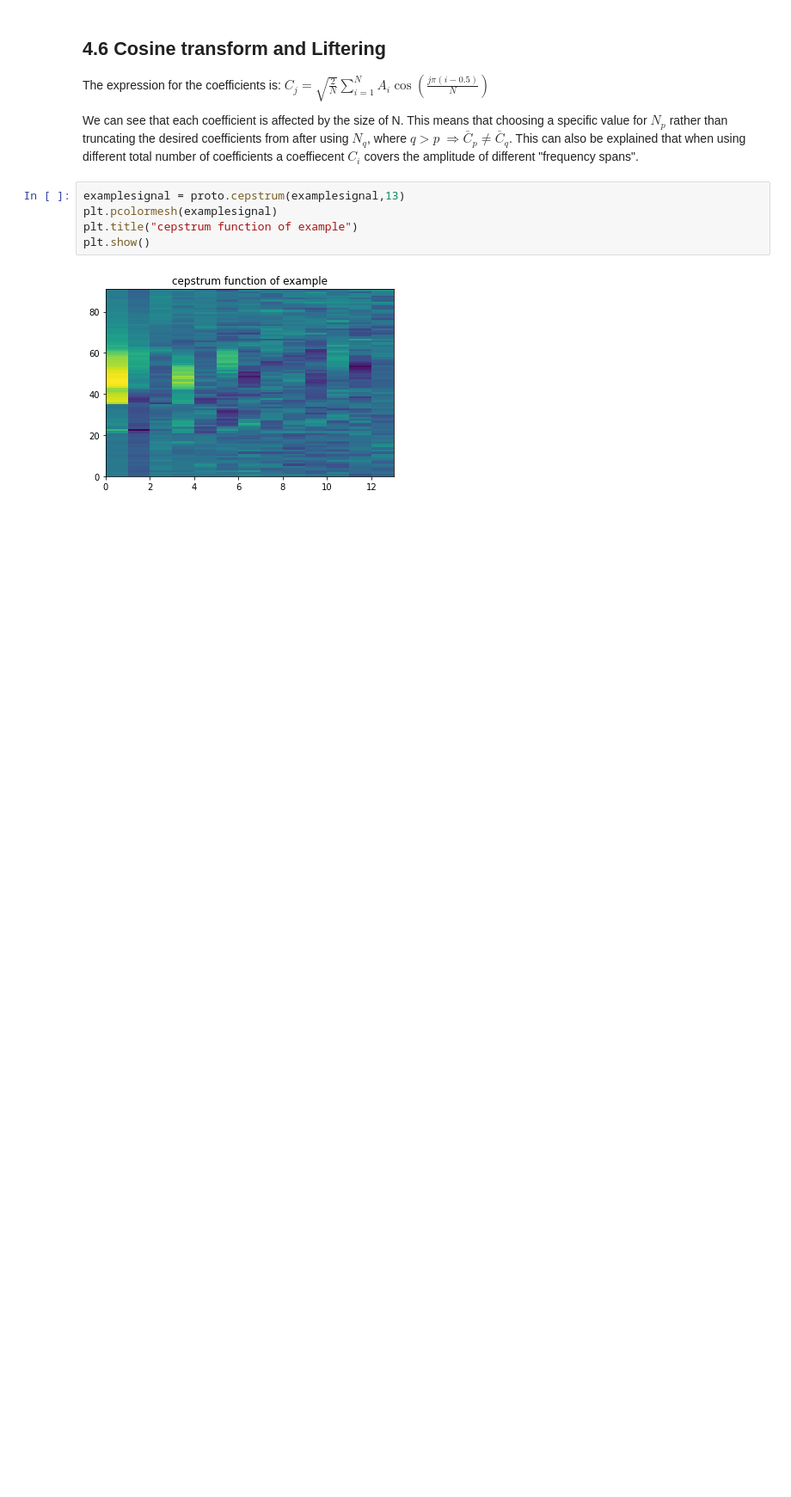
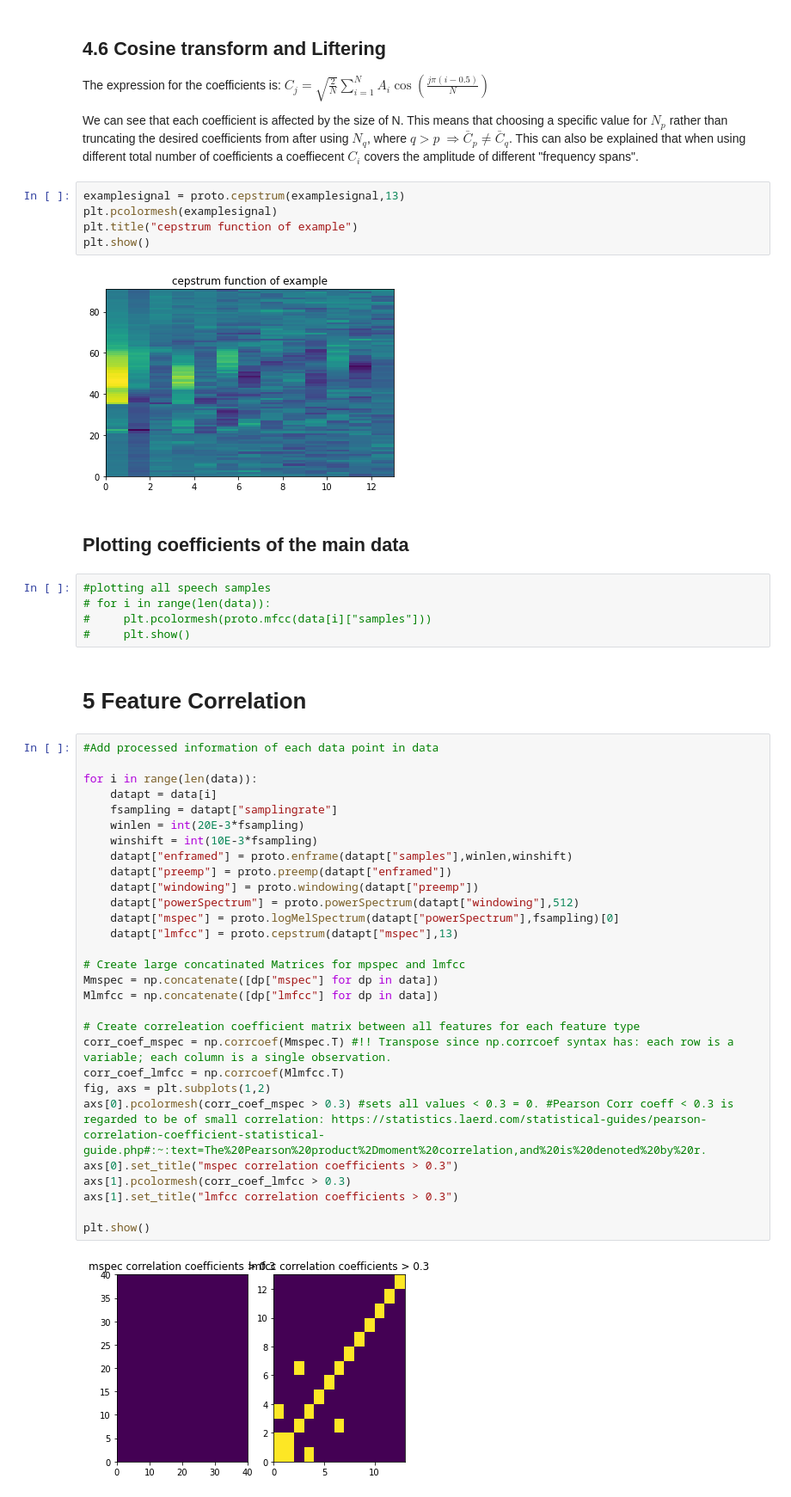
Before and after one commit to kurreman/DT2119_Speech, a Jupyter notebook: KORAY_Lab1.ipynb, the cells around one changed output. Shown: that part at 86% size. Drawn from its saved outputs; the diff is of its cells as text; blank space fills up the shorter version.

```diff
--- a/KORAY_Lab1.ipynb
+++ b/KORAY_Lab1.ipynb
@@ -98,3 +97,43 @@ plt.title("cepstrum function of example")
 plt.show()
 # %% [output]
 [figure]
+# %% [markdown]
+## Plotting coefficients of the main data
+# %%
+#plotting all speech samples
+# for i in range(len(data)):
+#     plt.pcolormesh(proto.mfcc(data[i]["samples"]))
+#     plt.show()
+# %% [markdown]
+# 5 Feature Correlation
+# %%
+#Add processed information of each data point in data
+
+for i in range(len(data)):
+    datapt = data[i]
+    fsampling = datapt["samplingrate"]
+    winlen = int(20E-3*fsampling)
+    winshift = int(10E-3*fsampling)
+    datapt["enframed"] = proto.enframe(datapt["samples"],winlen,winshift)
+    datapt["preemp"] = proto.preemp(datapt["enframed"])
+    datapt["windowing"] = proto.windowing(datapt["preemp"])
+    datapt["powerSpectrum"] = proto.powerSpectrum(datapt["windowing"],512)
+    datapt["mspec"] = proto.logMelSpectrum(datapt["powerSpectrum"],fsampling)[0]
+    datapt["lmfcc"] = proto.cepstrum(datapt["mspec"],13)
+
+# Create large concatinated Matrices for mpspec and lmfcc
+Mmspec = np.concatenate([dp["mspec"] for dp in data])
+Mlmfcc = np.concatenate([dp["lmfcc"] for dp in data])
+
+# Create correleation coefficient matrix between all features for each feature type
+corr_coef_mspec = np.corrcoef(Mmspec.T) #!! Transpose since np.corrcoef syntax has: each row is a variable; each column is a single observation.
+corr_coef_lmfcc = np.corrcoef(Mlmfcc.T)
+fig, axs = plt.subplots(1,2)
+axs[0].pcolormesh(corr_coef_mspec > 0.3) #sets all values < 0.3 = 0. #Pearson Corr coeff < 0.3 is regarded to be of small correlation: https://statistics.laerd.com/statistical-guides/pearson-correlation-coefficient-statistical-guide.php#:~:text=The%20Pearson%20product%2Dmoment%20correlation,and%20is%20denoted%20by%20r.
+axs[0].set_title("mspec correlation coefficients > 0.3")
+axs[1].pcolormesh(corr_coef_lmfcc > 0.3)
+axs[1].set_title("lmfcc correlation coefficients > 0.3")
+
+plt.show()
+# %% [output]
+[figure, added]
```
Also changed, not shown: parts of 1 cell of this notebook, 2 other files.
